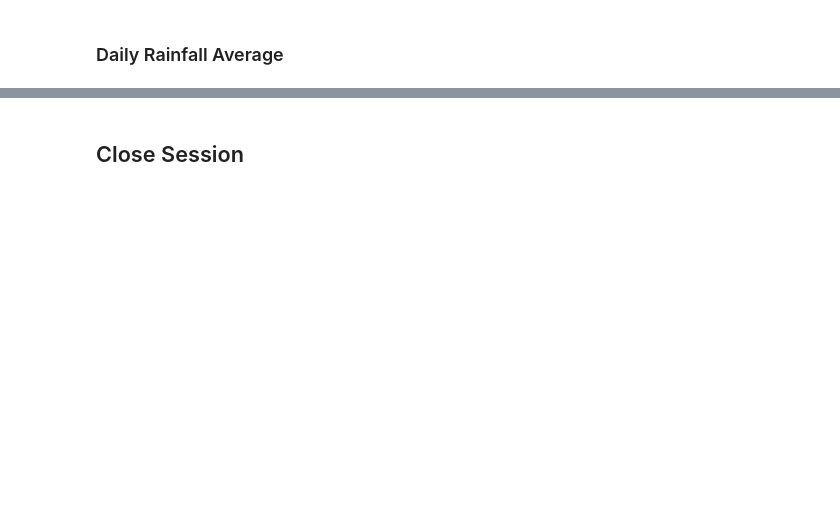
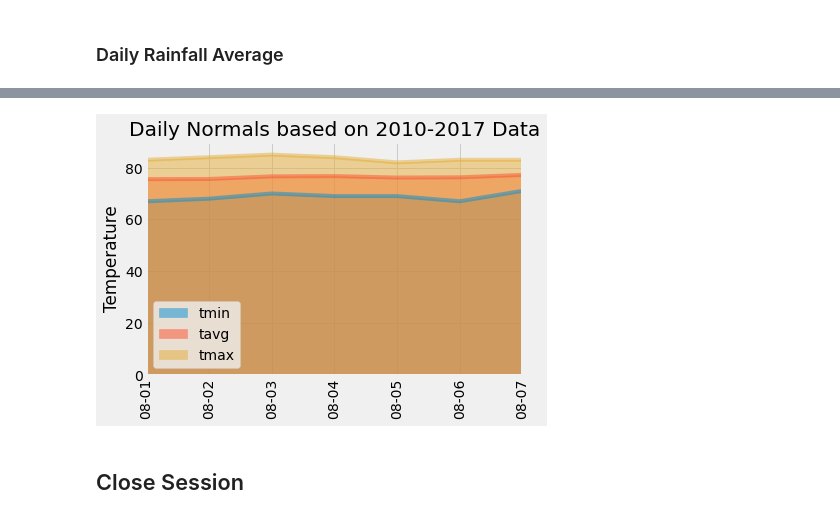
Before and after one commit to abaker178/sqlalchemy-challenge, a Jupyter notebook: temp_analysis_bonus_2.ipynb, the cells around one changed output, grey strips where cells are left out. Cells and saved outputs as stored; diff of their text form; code cells hidden in the pictures; blank space fills up the shorter version.

```diff
--- a/temp_analysis_bonus_2.ipynb
+++ b/temp_analysis_bonus_2.ipynb
@@ -97,7 +120,7 @@ def daily_normals(date):
     """
 
     sel = [func.min(Measurement.tobs), func.avg(Measurement.tobs), func.max(Measurement.tobs)]
-    return session.query(*sel).filter(func.strftime("%m-%d", Measurement.date) == date).all()
+    return session.query(*sel).filter(func.strftime("%m-%d", Measurement.date) == date).all()[0]
 
 # For example
 daily_normals("01-01")
@@ -104,16 +129,17 @@ daily_normals("01-01")
 # %%
 # calculate the daily normals for your trip
 # push each tuple of calculations into a list called `normals`
-
 # Set the start and end date of the trip
-start_date = '2017-08-01'
-end_date = '2017-08-07'
+start_date = dt.date(2017,8,1)
+end_date = dt.date(2017,8,7)
+delta = end_date - start_date
 
 # Use the start and end date to create a range of dates
-
-
 # Strip off the year and save a list of strings in the format %m-%d
-
+date_list = [dt.datetime.strftime(start_date + dt.timedelta(days=day), "%m-%d") for day in range(delta.days + 1)]
+date_list
 
 # Use the `daily_normals` function to calculate the normals for each date string
 # and append the results to a list called `normals`.
+normals = list(map(daily_normals, date_list))
+normals
@@ -120,2 +154,4 @@ end_date = '2017-08-07'
 # %%
 # Load the previous query results into a Pandas DataFrame and add the `trip_dates` range as the `date` index
+normals_df = pd.DataFrame(normals, columns=["tmin", "tavg", "tmax"], index=date_list)
+normals_df
@@ -122,5 +167,13 @@ end_date = '2017-08-07'
 # %%
 # Plot the daily normals as an area plot with `stacked=False`
+normals_df.plot.area(stacked=False, rot=90)
+plt.title("Daily Normals based on 2010-2017 Data")
+plt.xlim(0,6)
+plt.ylim(0,90)
+plt.ylabel("Temperature")
+plt.show()
+# %% [output]
+[figure, added]
 # %% [markdown]
 ## Close Session
 # %%
```
Also changed, not shown: parts of 6 cells of this notebook, 1 other file.
